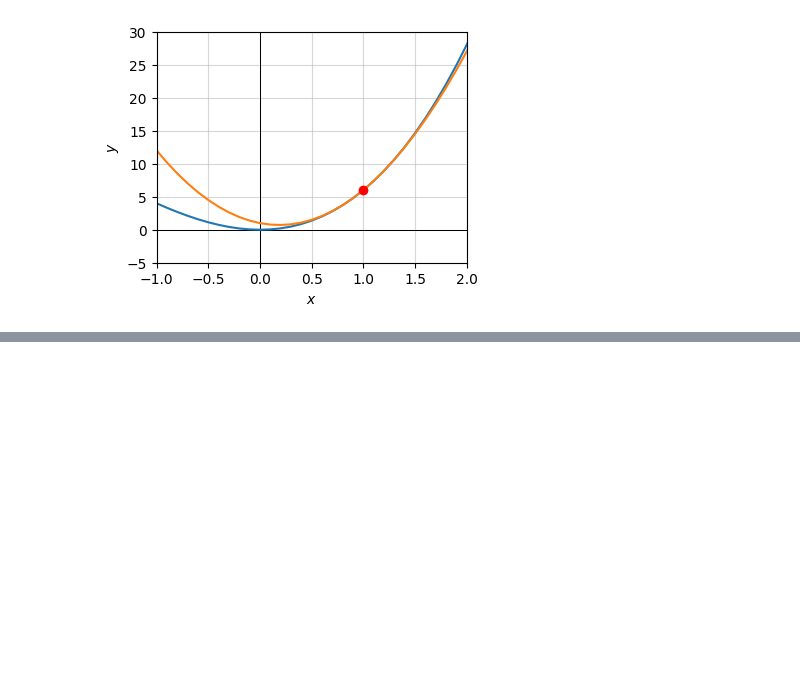
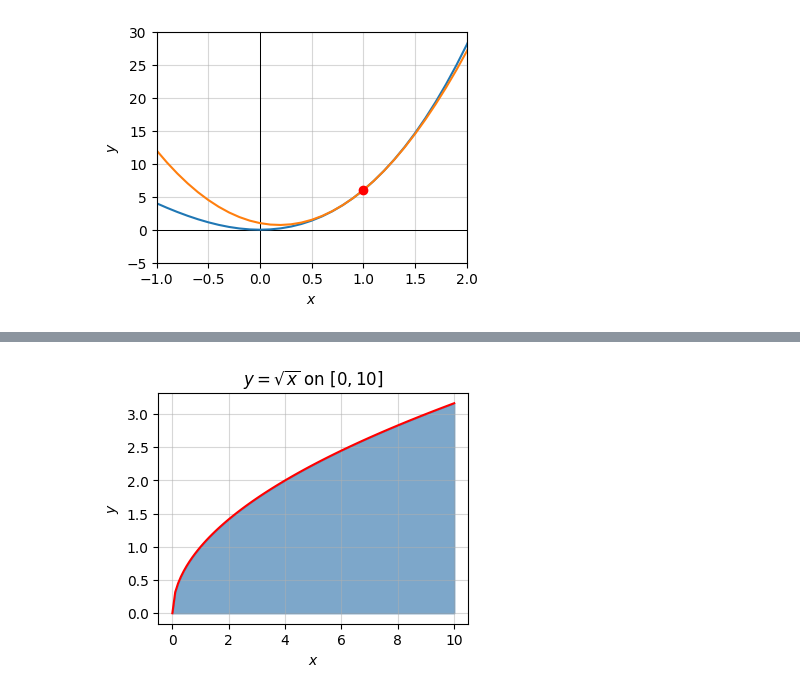
Before and after one commit to rkingery/ml-book, a Jupyter notebook: notebooks/calculus.ipynb, the cells around one changed output, grey strips where cells are left out. Drawn from its saved outputs; the diff is of its cells as text; code cells hidden in the pictures; blank space fills up the shorter version.

```diff
--- a/notebooks/calculus.ipynb
+++ b/notebooks/calculus.ipynb
@@ -356,0 +685,6 @@ d(au + bv) &= f(x + dx) - f(x) \\
+# %%
+x = sp.Symbol('x')
+y = x * sp.exp(x ** 2)
+int_y = y.integrate(x)
+print(f'y = {y}')
+print(f'int y dx = {int_y}')
@@ -356,0 +715,8 @@ d(au + bv) &= f(x + dx) - f(x) \\
+# %%
+#| fig-align: center
+f = lambda x: np.sqrt(x)
+x = np.linspace(0, 10, 100)
+a, b = 0, 10
+plot_function_with_area(x, f, a=a, b=b, title='$y=\sqrt{x}$ on $[0,10]$')
+# %% [output]
+[figure, added]
```
Also changed, not shown: parts of 40 cells of this notebook, 2 other files.
